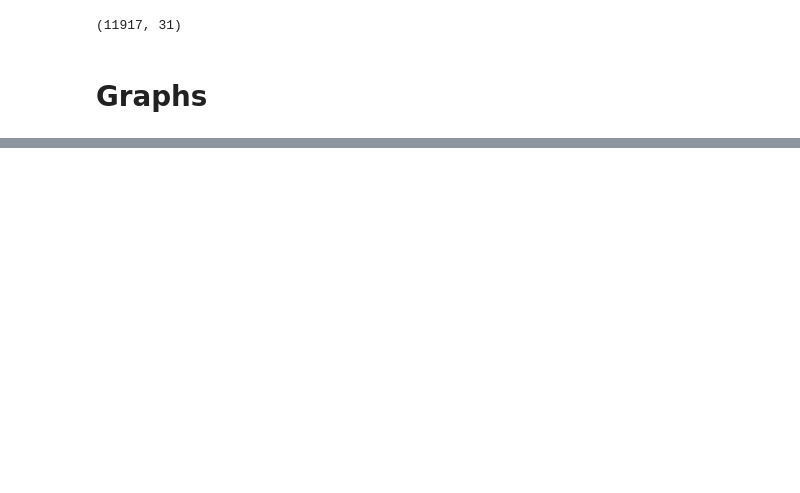
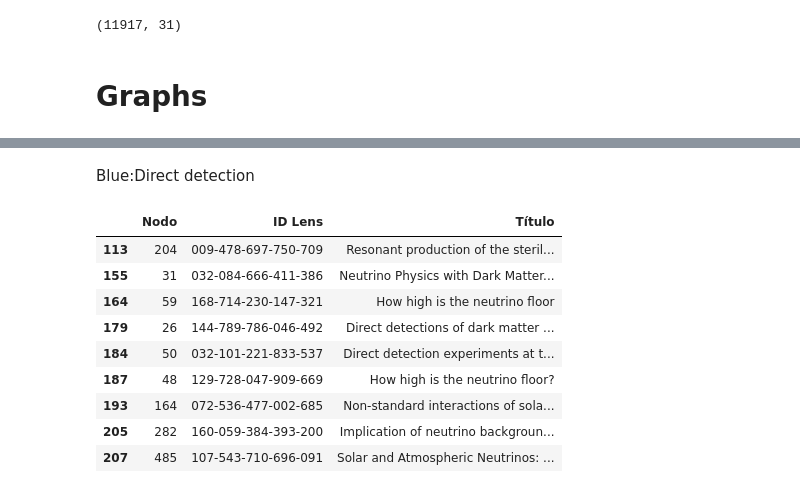
Before and after one commit to restrepo/articles_COVID-19, a Jupyter notebook: lens_scotogenic.ipynb, the cells around one changed output, grey strips where cells are left out. Drawn from its saved outputs; the diff is of its cells as text; code cells hidden in the pictures; blank space fills up the shorter version.

```diff
--- a/lens_scotogenic.ipynb
+++ b/lens_scotogenic.ipynb
@@ -551,0 +581,16 @@ gr[gr['Nodo en el grafo'].astype(int).apply(lambda n: n in
+# %% [markdown]
+Blue:Direct detection
+# %%
+gr[gr['Nodo'].astype(int).apply(lambda n: n in
+            [26,31,48,50,59,164,204,282,485])]
+# %% [output]
+|  | Nodo | ID Lens | Título |
+| 113 | 204 | 009-478-697-750-709 | Resonant production of the steril... |
+| 155 | 31 | 032-084-666-411-386 | Neutrino Physics with Dark Matter... |
+| 164 | 59 | 168-714-230-147-321 | How high is the neutrino floor |
+| 179 | 26 | 144-789-786-046-492 | Direct detections of dark matter ... |
+| 184 | 50 | 032-101-221-833-537 | Direct detection experiments at t... |
+| 187 | 48 | 129-728-047-909-669 | How high is the neutrino floor? |
+| 193 | 164 | 072-536-477-002-685 | Non-standard interactions of sola... |
+| 205 | 282 | 160-059-384-393-200 | Implication of neutrino backgroun... |
+| 207 | 485 | 107-543-710-696-091 | Solar and Atmospheric Neutrinos: ... |
```
Also changed, not shown: parts of 8 cells of this notebook.
